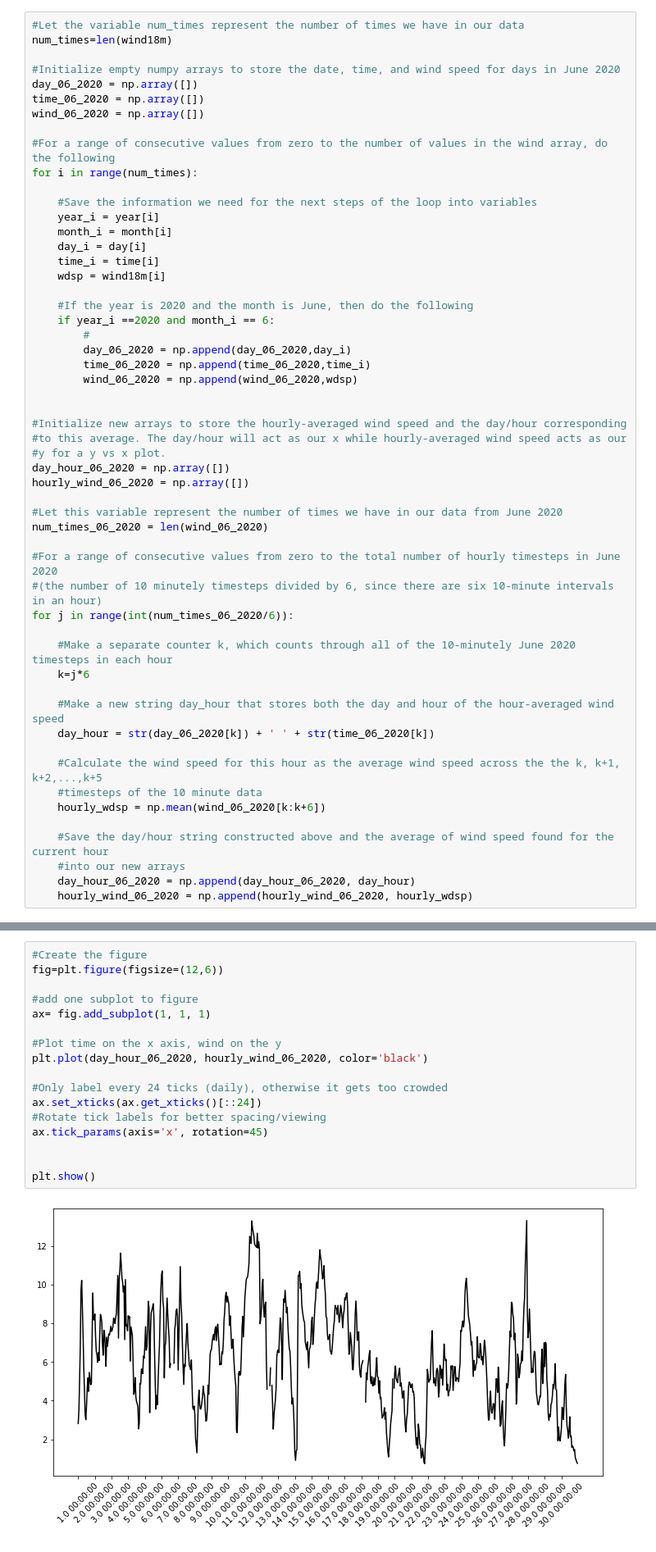
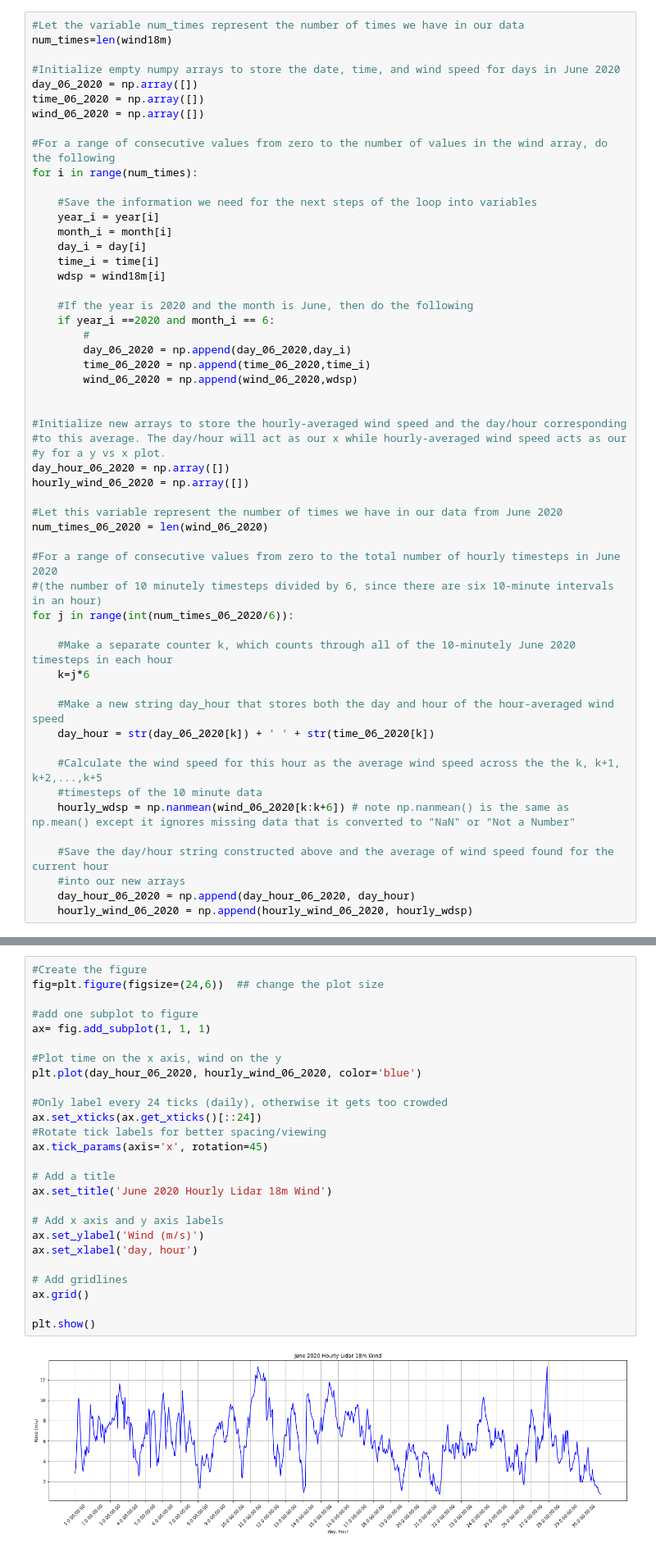
Before and after one commit to ATOC-REU/python_bootcamp, a Jupyter notebook: Day 3_Loops and if statements/6_2_Answer_new.ipynb, the cells around one changed output, grey strips where cells are left out. Shown at 82% size. Drawn from its saved outputs; the diff is of its cells as text.

```diff
--- a/Day 3_Loops and if statements/6_2_Answer_new.ipynb
+++ b/Day 3_Loops and if statements/6_2_Answer_new.ipynb
@@ -297,7 +292,7 @@ for j in range(int(num_times_06_2020/6)):
 
     #Calculate the wind speed for this hour as the average wind speed across the the k, k+1, k+2,...,k+5
     #timesteps of the 10 minute data
-    hourly_wdsp = np.mean(wind_06_2020[k:k+6])
+    hourly_wdsp = np.nanmean(wind_06_2020[k:k+6]) # note np.nanmean() is the same as np.mean() except it ignores missing data that is converted to "NaN" or "Not a Number"
 
     #Save the day/hour string constructed above and the average of wind speed found for the current hour
     #into our new arrays
@@ -336,23 +331,32 @@ plt.show()
 <font color='blue'> <h2> The code for the above image has been copied and pasted below.
 # %%
 #Create the figure
-fig=plt.figure(figsize=(12,6))
+fig=plt.figure(figsize=(24,6))  ## change the plot size
 
 #add one subplot to figure
 ax= fig.add_subplot(1, 1, 1)
 
 #Plot time on the x axis, wind on the y
-plt.plot(day_hour_06_2020, hourly_wind_06_2020, color='black')
+plt.plot(day_hour_06_2020, hourly_wind_06_2020, color='blue')
 
 #Only label every 24 ticks (daily), otherwise it gets too crowded
 ax.set_xticks(ax.get_xticks()[::24])
 #Rotate tick labels for better spacing/viewing
 ax.tick_params(axis='x', rotation=45)
 
+# Add a title
+ax.set_title('June 2020 Hourly Lidar 18m Wind')
+
+# Add x axis and y axis labels
+ax.set_ylabel('Wind (m/s)')
+ax.set_xlabel('day, hour')
+
+# Add gridlines
+ax.grid()
 
 plt.show()
 # %% [output]
-[figure, old version]
+[figure, new version]
 # %% [markdown]
 <font color='blue'> <h2> Edit/add to the code above so that the output matches the image below it.
     <br/> Hint: googling Matplotlib + whatever you want to do is a great tool for this challenge.
```
Also changed, not shown: parts of 2 cells of this notebook, 1 other file.
